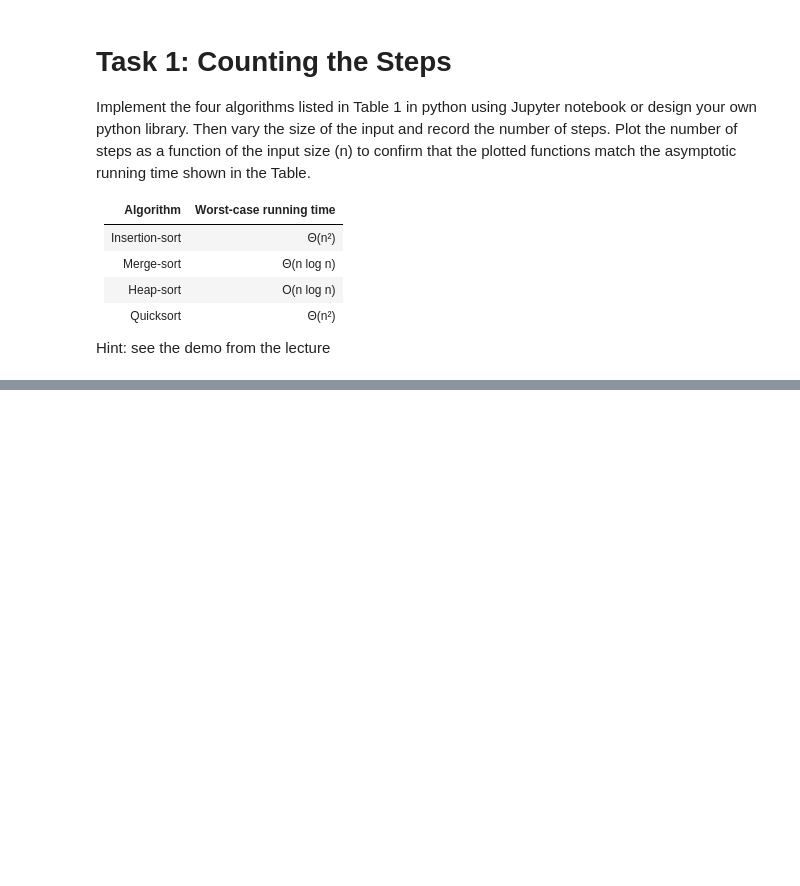
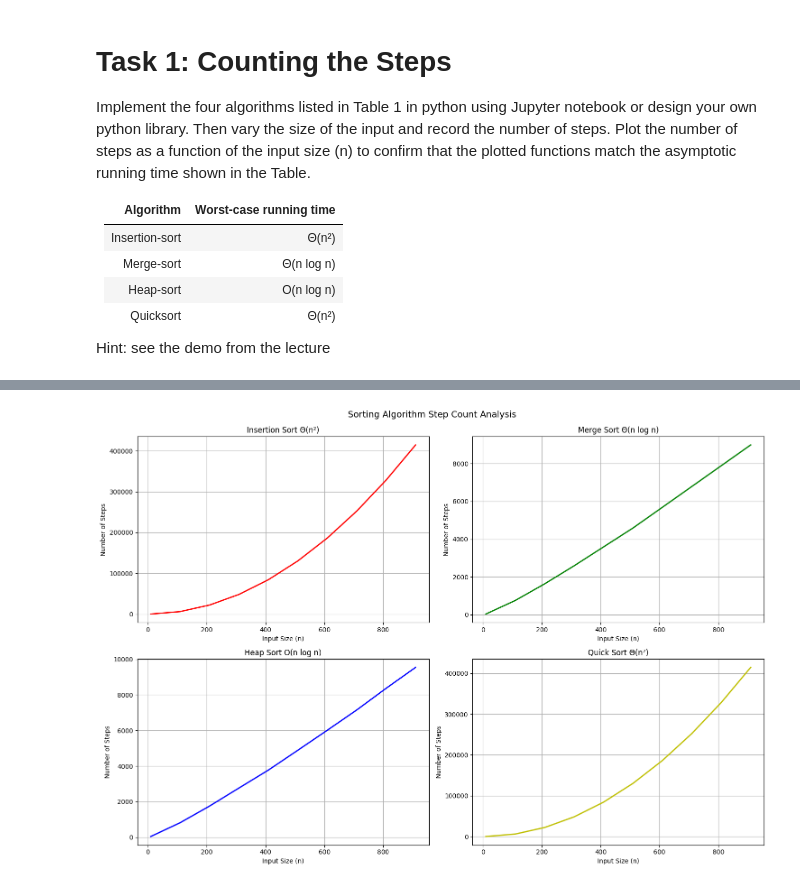
Before and after one commit to Tinnitussen/dat600-assignments, a Jupyter notebook: assignment-1/task1.ipynb, the cells around one changed output, grey strips where cells are left out. Drawn from its saved outputs; the diff is of its cells as text; code cells hidden in the pictures; blank space fills up the shorter version.

```diff
--- a/assignment-1/task1.ipynb
+++ b/assignment-1/task1.ipynb
@@ -181,0 +186,70 @@ print(arr)
+# %%
+sizes = [i for i in range(10, 10000, 100)]
+steps_data = {
+    'Insertion Sort': [],
+    'Merge Sort': [],
+    'Heap Sort': [],
+    'Quick Sort': []
+}
+
+for n in sizes:
+    # Generate same random array for all algorithms
+    arr = [random.randint(1, 1000) for _ in range(n)]
+    sorted_arr = list(range(n))
+
+    # Test each algorithm
+    _, merge_steps = merge_sort(arr.copy()) # Worst case n log n
+    heap_steps = heap_sort(arr.copy()) # Worst case n log n
+    insertion_steps = insertion_sort(sorted_arr[::-1]) # Worst case n² (reverse sorted array)
+    quick_steps = quick_sort(sorted_arr) # Worst case n² (sorted or reverse sorted array)
+
+    # Store results
+    steps_data['Insertion Sort'].append(insertion_steps)
+    steps_data['Merge Sort'].append(merge_steps)
+    steps_data['Heap Sort'].append(heap_steps)
+    steps_data['Quick Sort'].append(quick_steps)
+
+plt.figure(figsize=(15, 10))
+
+# Create a 2x2 grid of subplots
+# Insertion Sort
+plt.subplot(2, 2, 1)
+plt.plot(sizes, steps_data['Insertion Sort'], 'r-', linewidth=2)
+plt.title('Insertion Sort Θ(n²)')
+plt.xlabel('Input Size (n)')
+plt.ylabel('Number of Steps')
+plt.grid(True)
+
+# Merge Sort
+plt.subplot(2, 2, 2)
+plt.plot(sizes, steps_data['Merge Sort'], 'g-', linewidth=2)
+plt.title('Merge Sort Θ(n log n)')
+plt.xlabel('Input Size (n)')
+plt.ylabel('Number of Steps')
+plt.grid(True)
+
+# Heap Sort
+plt.subplot(2, 2, 3)
+plt.plot(sizes, steps_data['Heap Sort'], 'b-', linewidth=2)
+plt.title('Heap Sort O(n log n)')
+plt.xlabel('Input Size (n)')
+plt.ylabel('Number of Steps')
+plt.grid(True)
+
+# Quick Sort
+plt.subplot(2, 2, 4)
+plt.plot(sizes, steps_data['Quick Sort'], 'y-', linewidth=2)
+plt.title('Quick Sort Θ(n²)')
+plt.xlabel('Input Size (n)')
+plt.ylabel('Number of Steps')
+plt.grid(True)
+
+# Adjust layout to prevent overlap
+plt.tight_layout()
+
+# Add a main title to the figure
+plt.suptitle('Sorting Algorithm Step Count Analysis', y=1.02, fontsize=14)
+
+plt.show()
+# %% [output]
+[figure, added]
```
Also changed, not shown: parts of 6 cells of this notebook, 2 other files.
